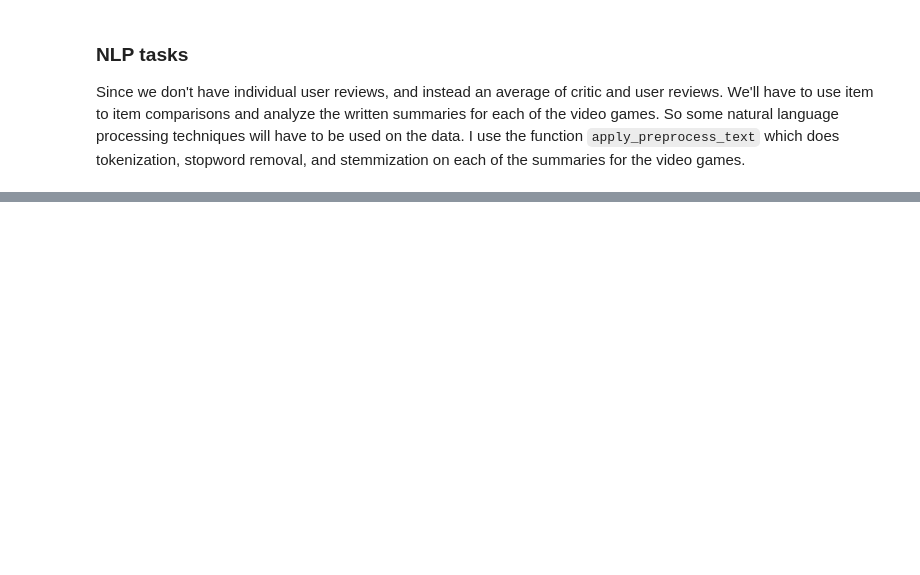
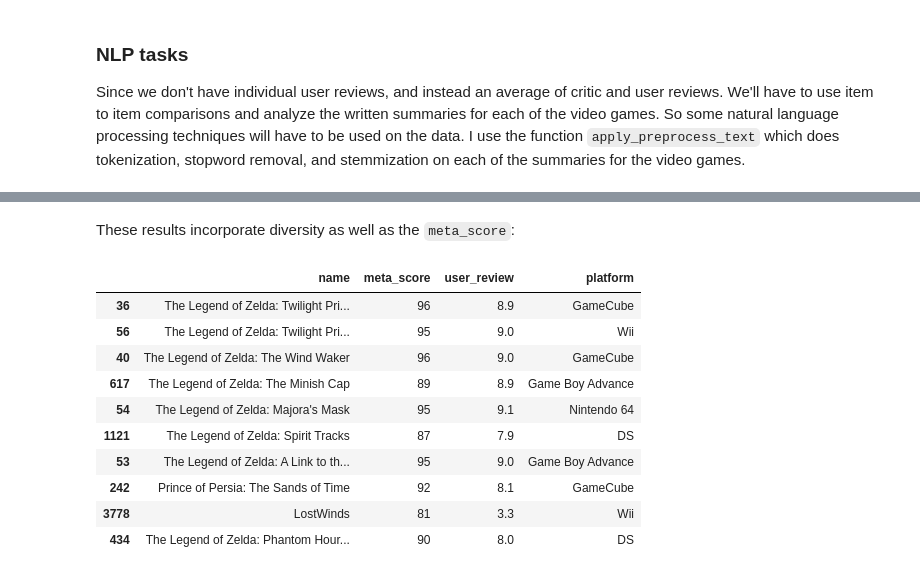
Before and after one commit to Sibajar/recsys-games, a Jupyter notebook: game_recommendations.ipynb, the cells around one changed output, grey strips where cells are left out. Drawn from its saved outputs; the diff is of its cells as text; code cells hidden in the pictures; blank space fills up the shorter version.

```diff
--- a/game_recommendations.ipynb
+++ b/game_recommendations.ipynb
@@ -58,0 +149,18 @@ df.head(10)
+# %% [markdown]
+These results incorporate diversity as well as the `meta_score`:
+# %%
+recs = recsys.predict(0, "meta_score")
+recs = df.iloc[recs][cols]
+recs
+# %% [output]
+|  | name | meta_score | user_review | platform |
+| 36 | The Legend of Zelda: Twilight Pri... | 96 | 8.9 | GameCube |
+| 56 | The Legend of Zelda: Twilight Pri... | 95 | 9.0 | Wii |
+| 40 | The Legend of Zelda: The Wind Waker | 96 | 9.0 | GameCube |
+| 617 | The Legend of Zelda: The Minish Cap | 89 | 8.9 | Game Boy Advance |
+| 54 | The Legend of Zelda: Majora's Mask | 95 | 9.1 | Nintendo 64 |
+| 1121 | The Legend of Zelda: Spirit Tracks | 87 | 7.9 | DS |
+| 53 | The Legend of Zelda: A Link to th... | 95 | 9.0 | Game Boy Advance |
+| 242 | Prince of Persia: The Sands of Time | 92 | 8.1 | GameCube |
+| 3778 | LostWinds | 81 | 3.3 | Wii |
+| 434 | The Legend of Zelda: Phantom Hour... | 90 | 8.0 | DS |
```
Also changed, not shown: parts of 13 cells of this notebook, 10 other files.
